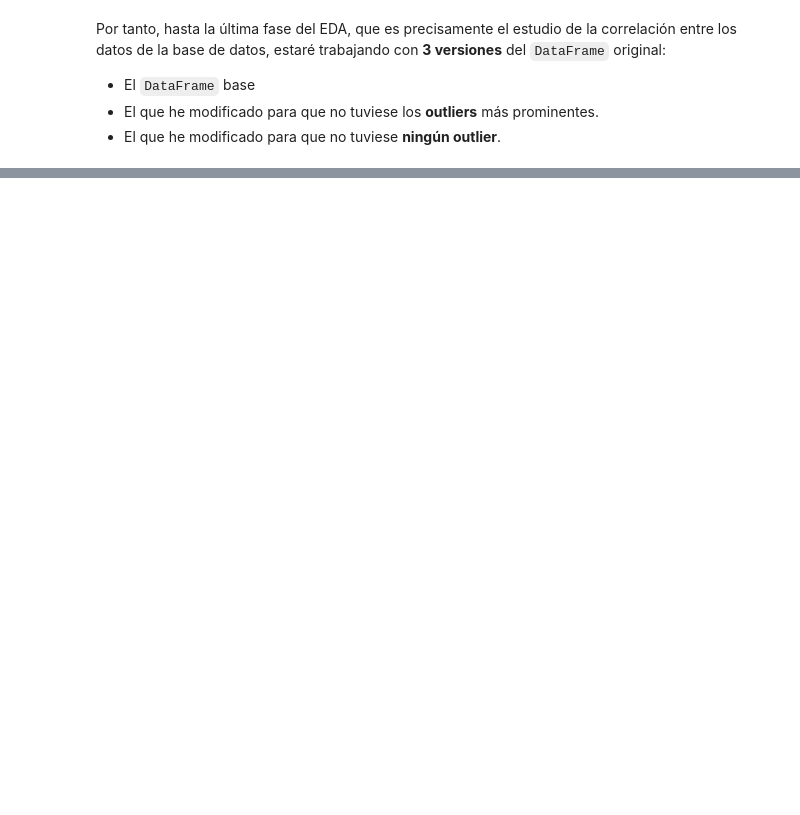
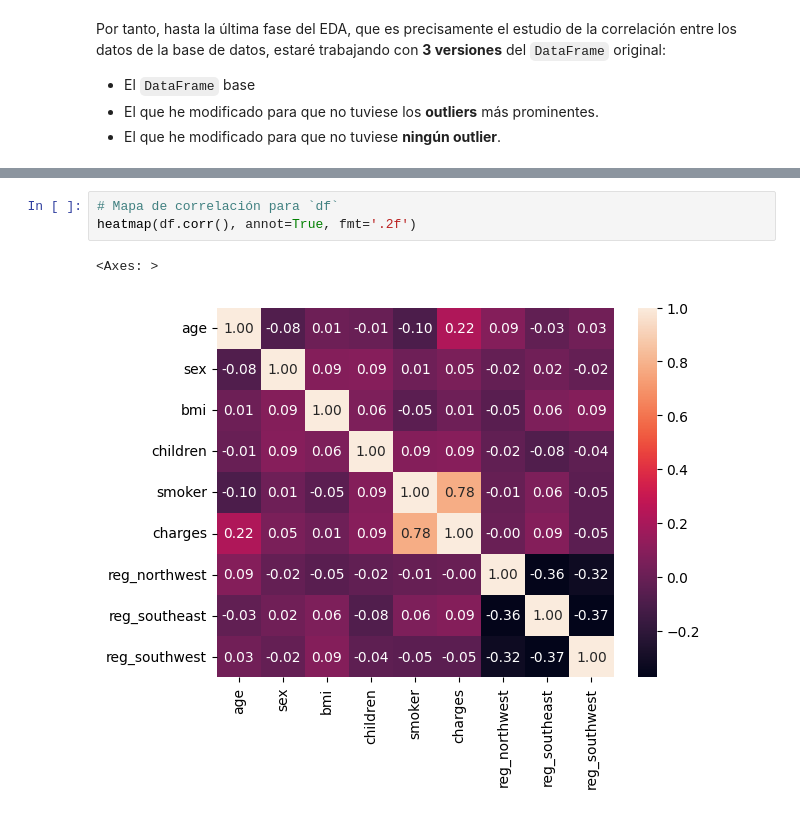
Before and after one commit to m0xn/ensurance-lr, a Jupyter notebook: actividades/proyecto-final.ipynb, the cells around one changed output, grey strips where cells are left out. Saved outputs shown, nothing was run; the diff lists cells and outputs as text; blank space fills up the shorter version.

```diff
--- a/actividades/proyecto-final.ipynb
+++ b/actividades/proyecto-final.ipynb
@@ -332,0 +415,6 @@ Para asegurar que todas las variables dentro del modelo reciben el mismo peso, v
+# %%
+# Mapa de correlación para `df`
+heatmap(df.corr(), annot=True, fmt='.2f')
+# %% [output]
+<Axes: >
+[figure, added]
```
Also changed, not shown: parts of 19 cells of this notebook.
